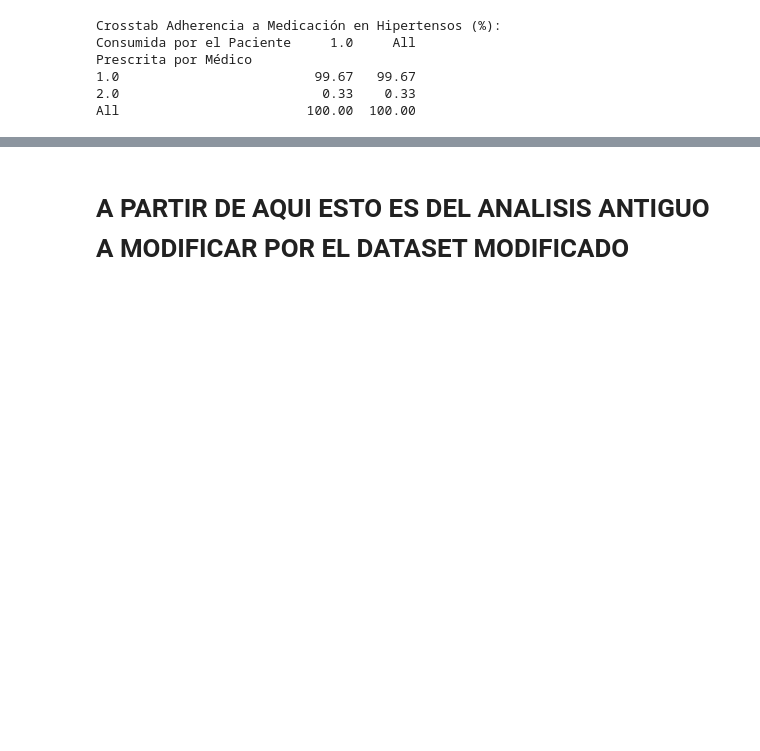
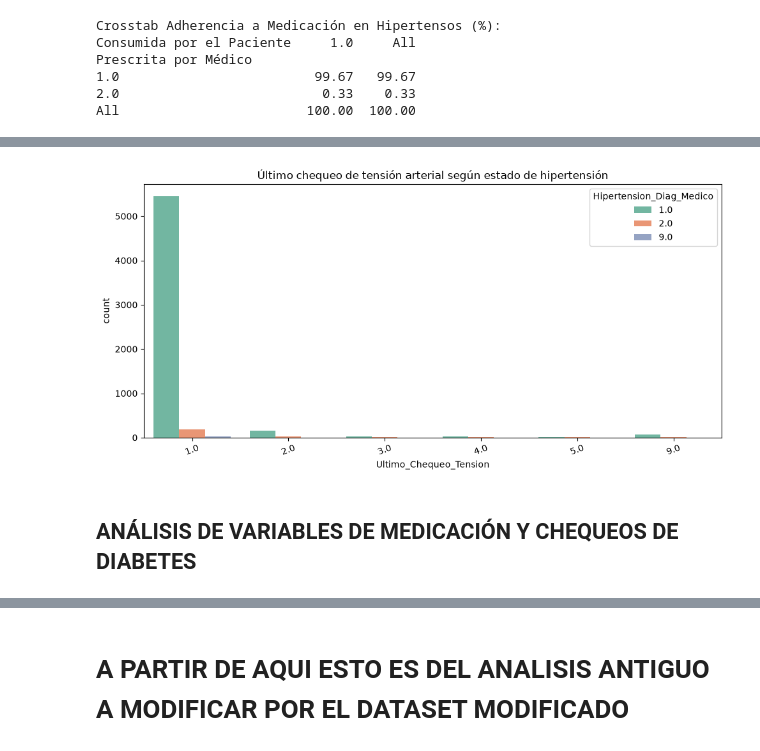
Before and after one commit to aldyvergara22-create/Hypertension-Diabetes-ML-detection, a Jupyter notebook: notebooks/00_Exploración_Datos.ipynb, the cells around one changed output, grey strips where cells are left out. Cells and saved outputs as stored; diff of their text form; code cells hidden in the pictures; blank space fills up the shorter version.

Commit message:
Análisis de varibles de medicación OK

```diff
--- a/notebooks/00_Exploración_Datos.ipynb
+++ b/notebooks/00_Exploración_Datos.ipynb
@@ -480,0 +505,21 @@ All                        100.00  100.00
+# %%
+# ===============================================
+# ANÁLISIS DE CHEQUEOS MÉDICOS DE HIPERTENSIÓN
+# ===============================================
+
+plt.figure(figsize=(10, 5))
+sns.countplot(
+    data=df_adulto,
+    x="Ultimo_Chequeo_Tension",
+    hue="Hipertension_Diag_Medico",
+    palette="Set2"
+)
+plt.title("Último chequeo de tensión arterial según estado de hipertensión")
+plt.xticks(rotation=20)
+plt.tight_layout()
+plt.savefig("../reports/figures/Ultimo_Chequeo_Tension.png", dpi=300, bbox_inches='tight')
+plt.show()
+# %% [output]
+[figure, added]
+# %% [markdown]
+## ANÁLISIS DE VARIABLES DE MEDICACIÓN Y CHEQUEOS DE DIABETES
```
Also changed, not shown: parts of 6 cells of this notebook, 6 other files.
